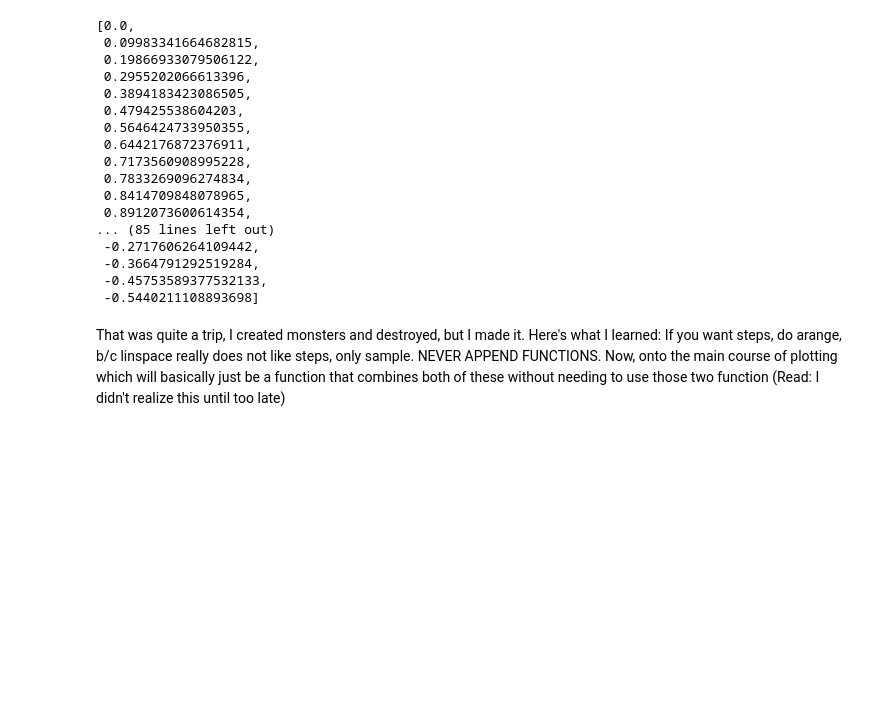
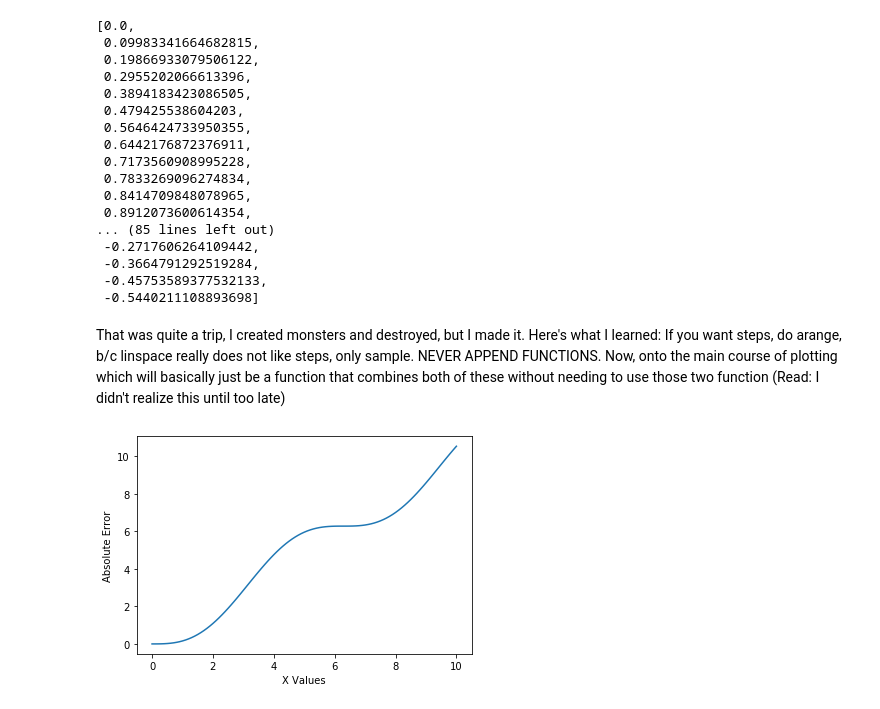
Before and after one commit to AZadkiel/coe311k, a Jupyter notebook: homework1/azt252-HW3.ipynb, the cells around one changed output. Cells and saved outputs as stored; diff of their text form; code cells hidden in the pictures; blank space fills up the shorter version.

```diff
--- a/homework1/azt252-HW3.ipynb
+++ b/homework1/azt252-HW3.ipynb
@@ -93,7 +93,23 @@ That was quite a trip, I created monsters and destroyed, but I made it. Here's w
 # %%
 import matplotlib.pyplot as plt
 
 
 def plottingSinTError(start, end, step, nSample,):
     trueEnd = end + step
     xLine = np.arange(start, trueEnd, step)
+    errorValues = []
+    for x in xLine:
+        calcSinNP = np.sin(x)
+        calcSinT = sinTaylor(nSample, x)
+        absError = abs(calcSinT - calcSinNP)
+        errorValues.append(absError)
+    return xLine, errorValues
+
+xAxis, yAxis = plottingSinTError(0, 10, 0.1, 1)
+
+plt.plot(xAxis, yAxis)
+plt.xlabel("X Values")
+plt.ylabel("Absolute Error")
+plt.show()
+# %% [output]
+[figure, added]
```
Also changed, not shown: parts of 3 cells of this notebook.
